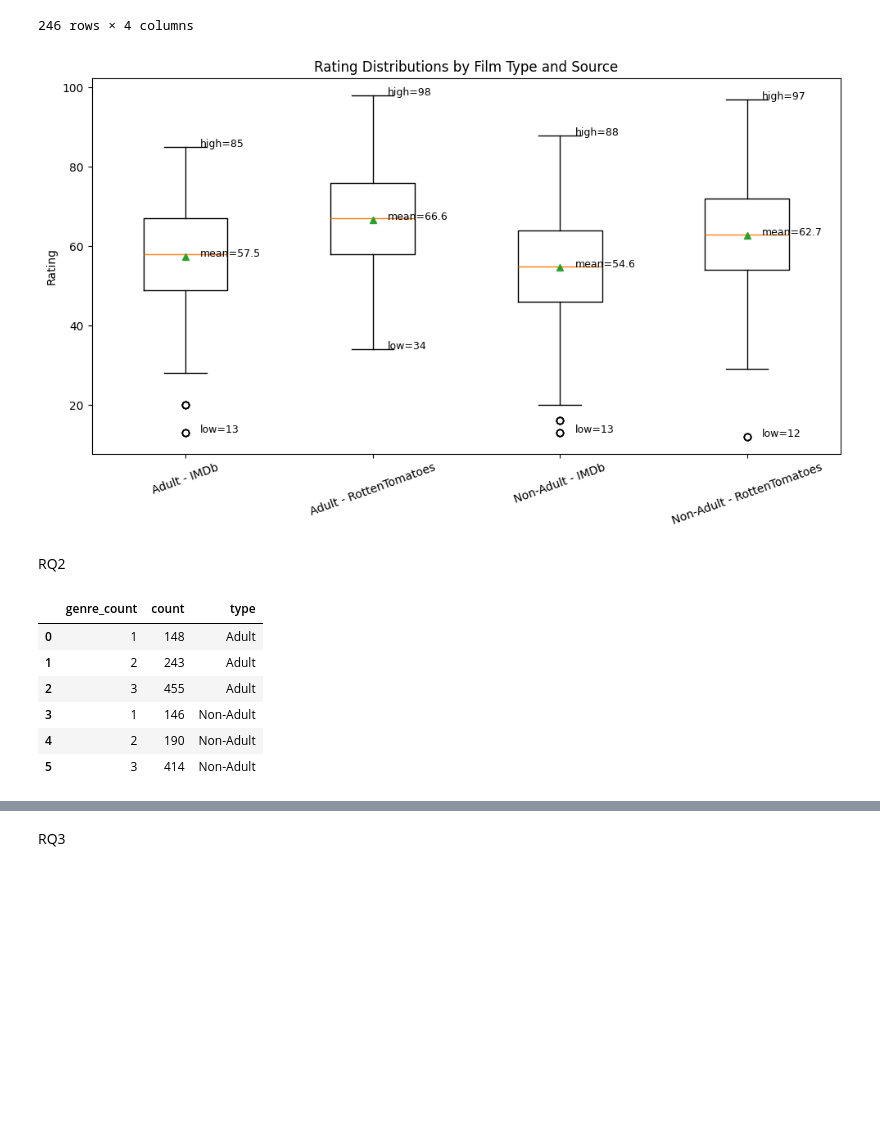
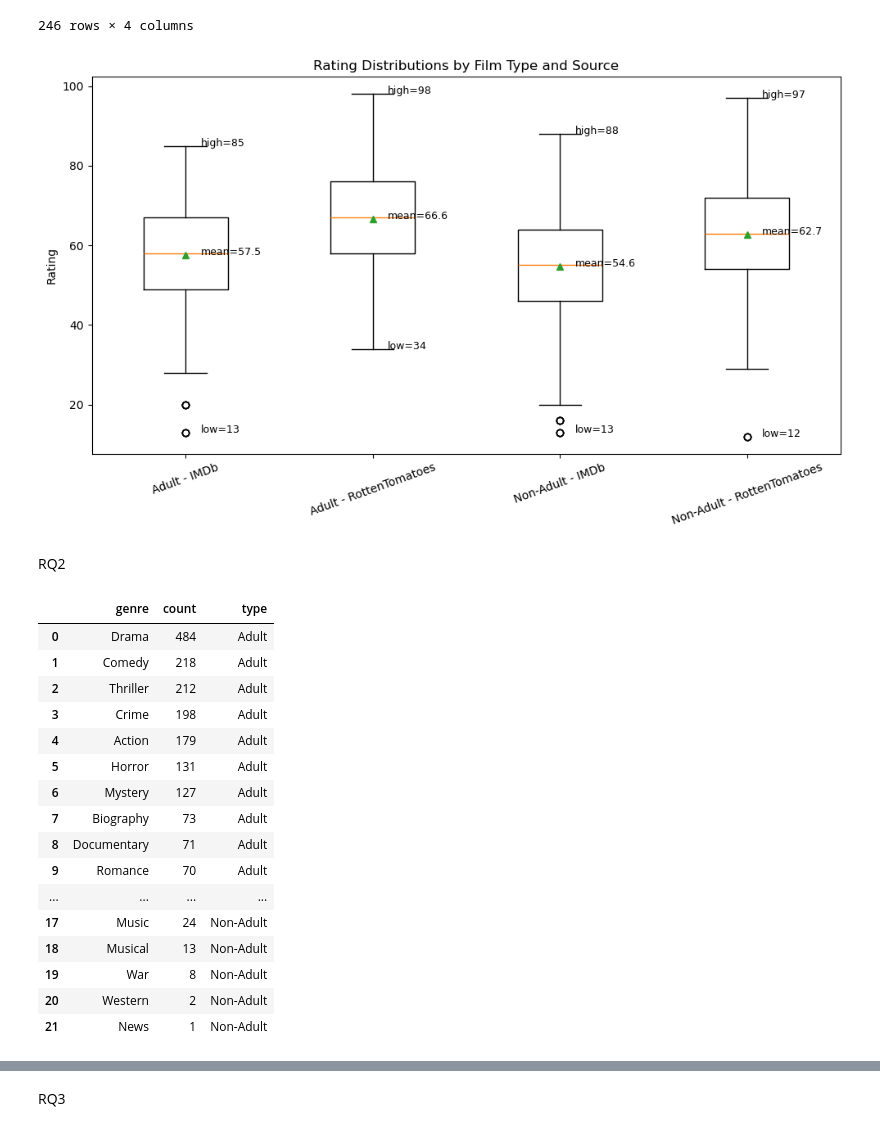
Before and after one commit to Tracywxr/cpsc368_2026_group5_project, a Jupyter notebook: Scripts/visualization_MongoDB.ipynb, the cells around one changed output, grey strips where cells are left out. Drawn from its saved outputs; the diff is of its cells as text; code cells hidden in the pictures; blank space fills up the shorter version.

```diff
--- a/Scripts/visualization_MongoDB.ipynb
+++ b/Scripts/visualization_MongoDB.ipynb
@@ -4,8 +6,11 @@ import pandas as pd
 # %% [markdown]
 Connect to MongoDB
 # %%
-CWL = 'jlu37'
-SNUM = '41412958'
+# CWL = 'jlu37'
+# SNUM = '41412958'
+
+CWL = 'xchen165'
+SNUM = '97572945'
 
 connection_string = f"mongodb://{CWL}:a{SNUM}@localhost:27017/{CWL}"
 client = pymongo.MongoClient(connection_string)
@@ -256,8 +261,6 @@ df1_2
 | 63 | 97.0 | 1 | Non-Adult | RottenTomatoes |
 246 rows × 4 columns
 # %%
-
-import matplotlib.pyplot as plt
 box_df = df1_2.copy()
 box_df["group"] = box_df["type"] + " - " + box_df["source"]
 
@@ -310,7 +313,7 @@ for i, values in enumerate(data_to_plot, start=1):
 plt.tight_layout()
 plt.show()
 # %% [output]
-[figure, old version]
+[figure, new version]
 # %% [markdown]
 RQ2
 # %%
@@ -400,22 +397,34 @@ pipeline2 = [
 # %%
 result2 = list(collection.aggregate(pipeline2))[0]
 
-adult_df = pd.DataFrame(result2["adultGenreCountDist"])
+adult_df = pd.DataFrame(result2["adultGenresCounts"])
 adult_df["type"] = "Adult"
 
-non_adult_df = pd.DataFrame(result2["nonAdultGenreCountDist"])
-non_adult_df["type"] = "Non-Adult"
+non_df = pd.DataFrame(result2["nonAdultGenresCounts"])
+non_df["type"] = "Non-Adult"
 
-df2 = pd.concat([adult_df, non_adult_df], ignore_index=True)
-df2.rename(columns={"_id": "genre_count"}, inplace=True)
+df2 = pd.concat([adult_df, non_df])
+
+# rename column
+df2.rename(columns={"_id": "genre"}, inplace=True)
 
 df2
 # %% [output]
-|  | genre_count | count | type |
-| 0 | 1 | 148 | Adult |
-| 1 | 2 | 243 | Adult |
-| 2 | 3 | 455 | Adult |
-| 3 | 1 | 146 | Non-Adult |
-| 4 | 2 | 190 | Non-Adult |
-| 5 | 3 | 414 | Non-Adult |
+|  | genre | count | type |
+| 0 | Drama | 484 | Adult |
+| 1 | Comedy | 218 | Adult |
+| 2 | Thriller | 212 | Adult |
+| 3 | Crime | 198 | Adult |
+| 4 | Action | 179 | Adult |
+| 5 | Horror | 131 | Adult |
+| 6 | Mystery | 127 | Adult |
+| 7 | Biography | 73 | Adult |
+| 8 | Documentary | 71 | Adult |
+| 9 | Romance | 70 | Adult |
+| ... | ... | ... | ... |
+| 17 | Music | 24 | Non-Adult |
+| 18 | Musical | 13 | Non-Adult |
+| 19 | War | 8 | Non-Adult |
+| 20 | Western | 2 | Non-Adult |
+| 21 | News | 1 | Non-Adult |
 # %%
```
Also changed, not shown: parts of 4 cells of this notebook.
